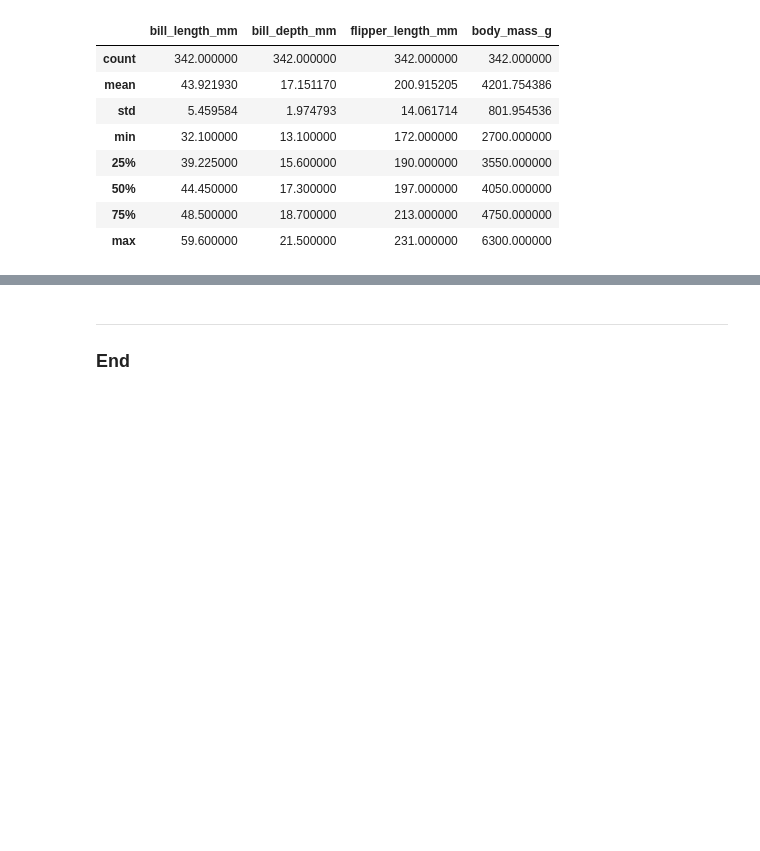
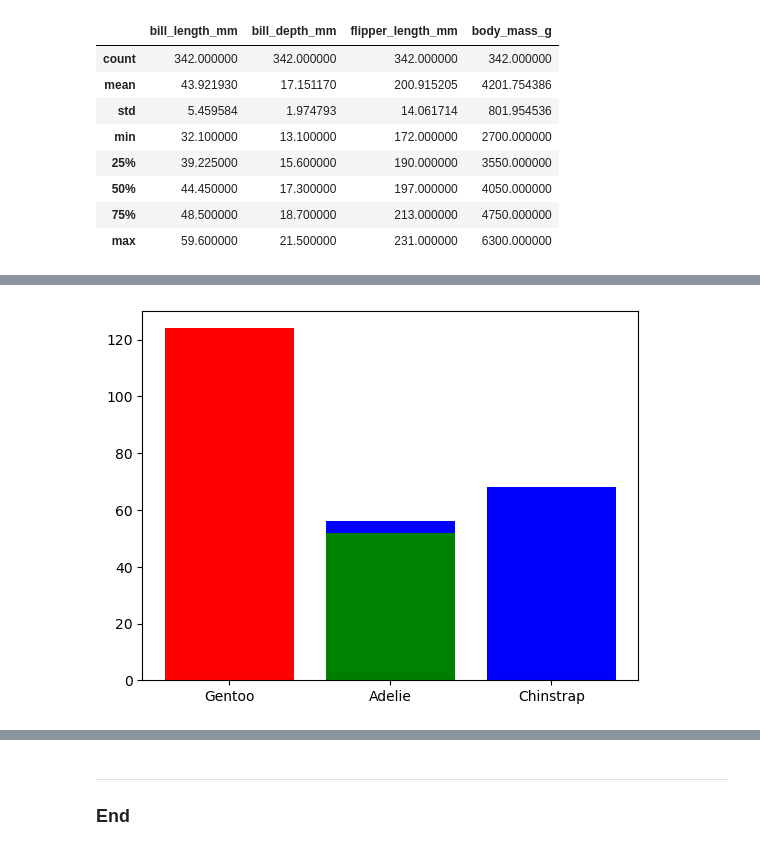
Before and after one commit to eoghanpw/pofda-mywork, a Jupyter notebook: penguins.ipynb, the cells around one changed output, grey strips where cells are left out. Drawn from its saved outputs; the diff is of its cells as text; code cells hidden in the pictures; blank space fills up the shorter version.

Commit message:
penguins project updates

```diff
--- a/penguins.ipynb
+++ b/penguins.ipynb
@@ -128,0 +119,7 @@ Name: count, dtype: int64
+# %%
+x = penguins.groupby(['island', 'species'])['species'].value_counts()
+biscoe = penguins[penguins['island'] == "Biscoe"]['species'].value_counts()
+dream = penguins[penguins['island'] == "Dream"]['species'].value_counts()
+torgersen = penguins[penguins['island'] == "Torgersen"]['species'].value_counts()
+
+print(x, biscoe, dream, torgersen)
@@ -128,0 +142,8 @@ Name: count, dtype: int64
+# %%
+fig, ax = plt.subplots()
+ax.bar(biscoe.index, biscoe, color='red')
+ax.bar(dream.index, dream, color = 'blue')
+ax.bar(torgersen.index, torgersen, color = 'green')
+plt.show()
+# %% [output]
+[figure, added]
```
Also changed, not shown: parts of 4 cells of this notebook.
